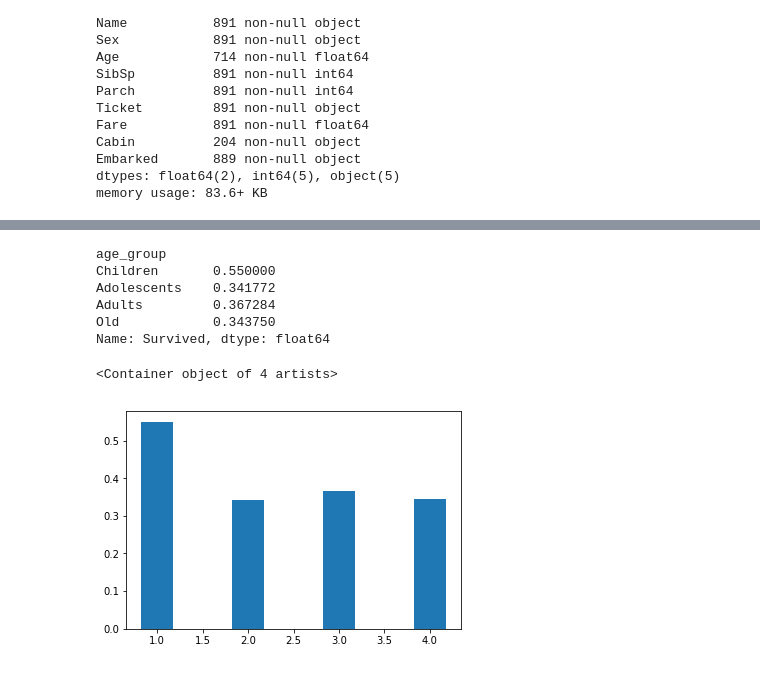
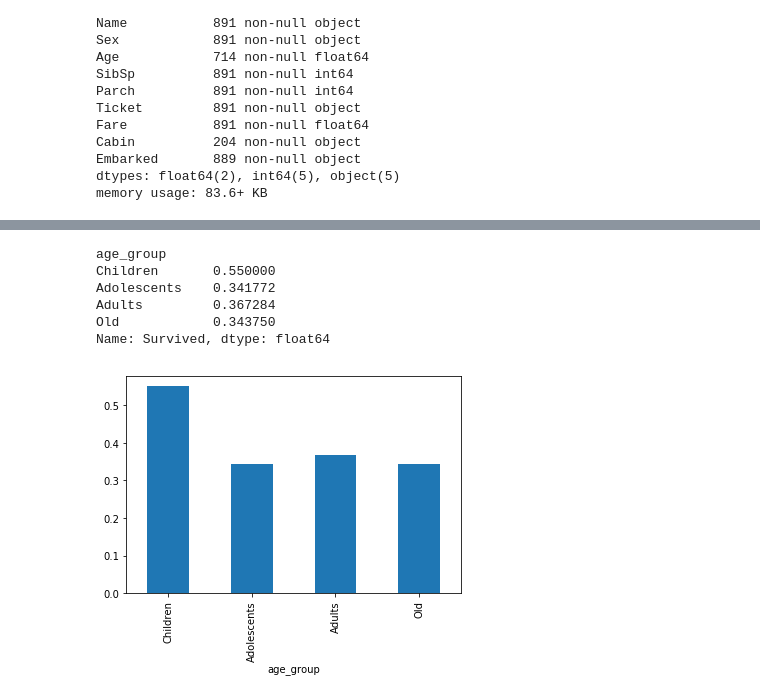
Before and after one commit to janeliao/Udacity_Projects, a Jupyter notebook: p4/p4_the_sinking_of_titanic.ipynb, the cells around one changed output, grey strips where cells are left out. Cells and saved outputs as stored; diff of their text form; code cells hidden in the pictures.

```diff
--- a/p4/p4_the_sinking_of_titanic.ipynb
+++ b/p4/p4_the_sinking_of_titanic.ipynb
@@ -107,18 +141,19 @@ Name: PassengerId, dtype: float64
 # %%
 
 survival_rate_by_age = get_survival_rate_by_category(full_data,'age_group')
 print survival_rate_by_age
 xage = [1,2,3,4]
-plt.bar(xage,survival_rate_by_age,width = 0.35)
+survival_rate_by_age.plot(kind = 'bar')
+plt.ylabel = ('survival_rate')
+plt.title = ('survival rate by age')
 # %% [output]
 age_group
 Children       0.550000
 Adolescents    0.341772
 Adults         0.367284
 Old            0.343750
 Name: Survived, dtype: float64
-<Container object of 4 artists>
-[figure, old version]
+[figure, new version]
 # %%
 
 age_proportion_of_survived = passengers_count(survived_data_df,'age_group')/ survived_count
```
Also changed, not shown: parts of 23 cells of this notebook.
